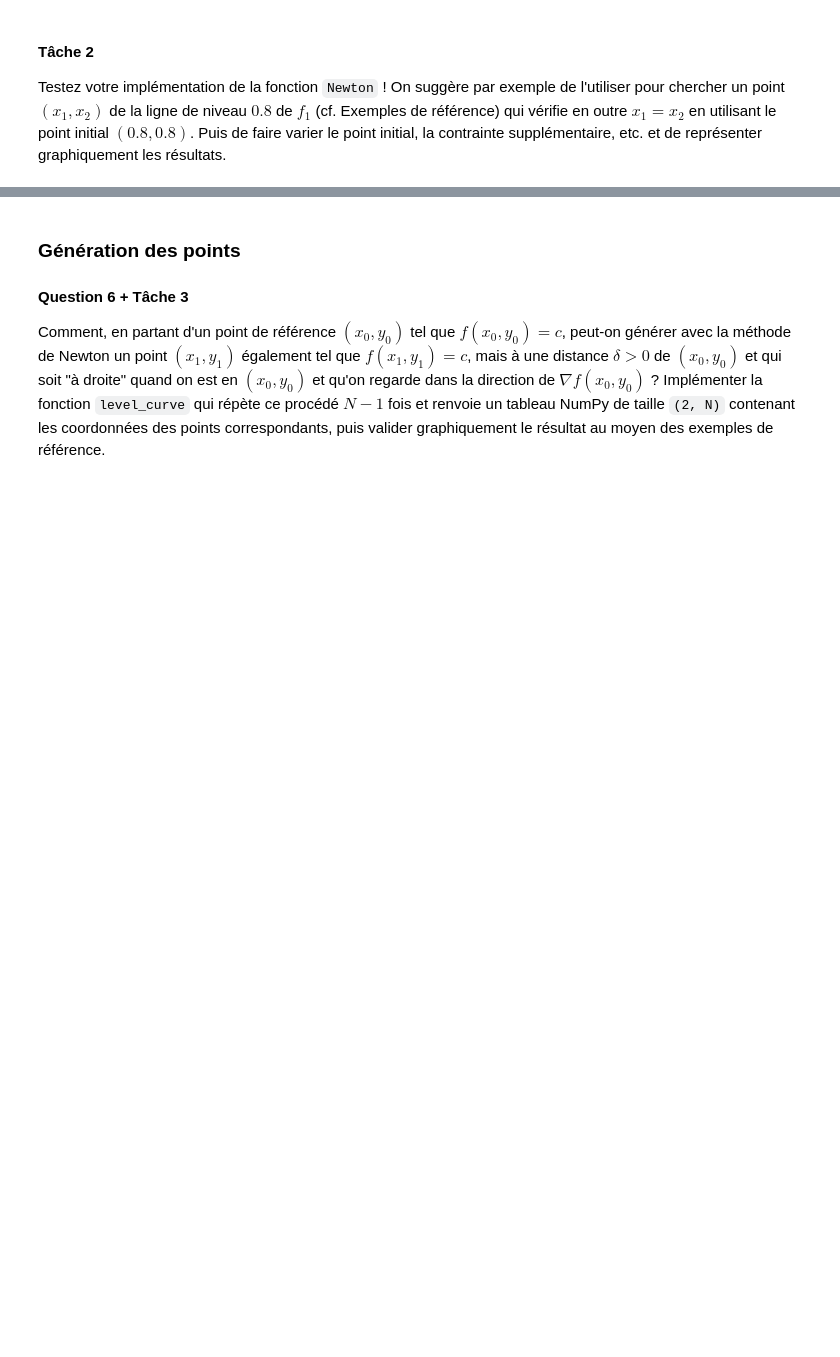
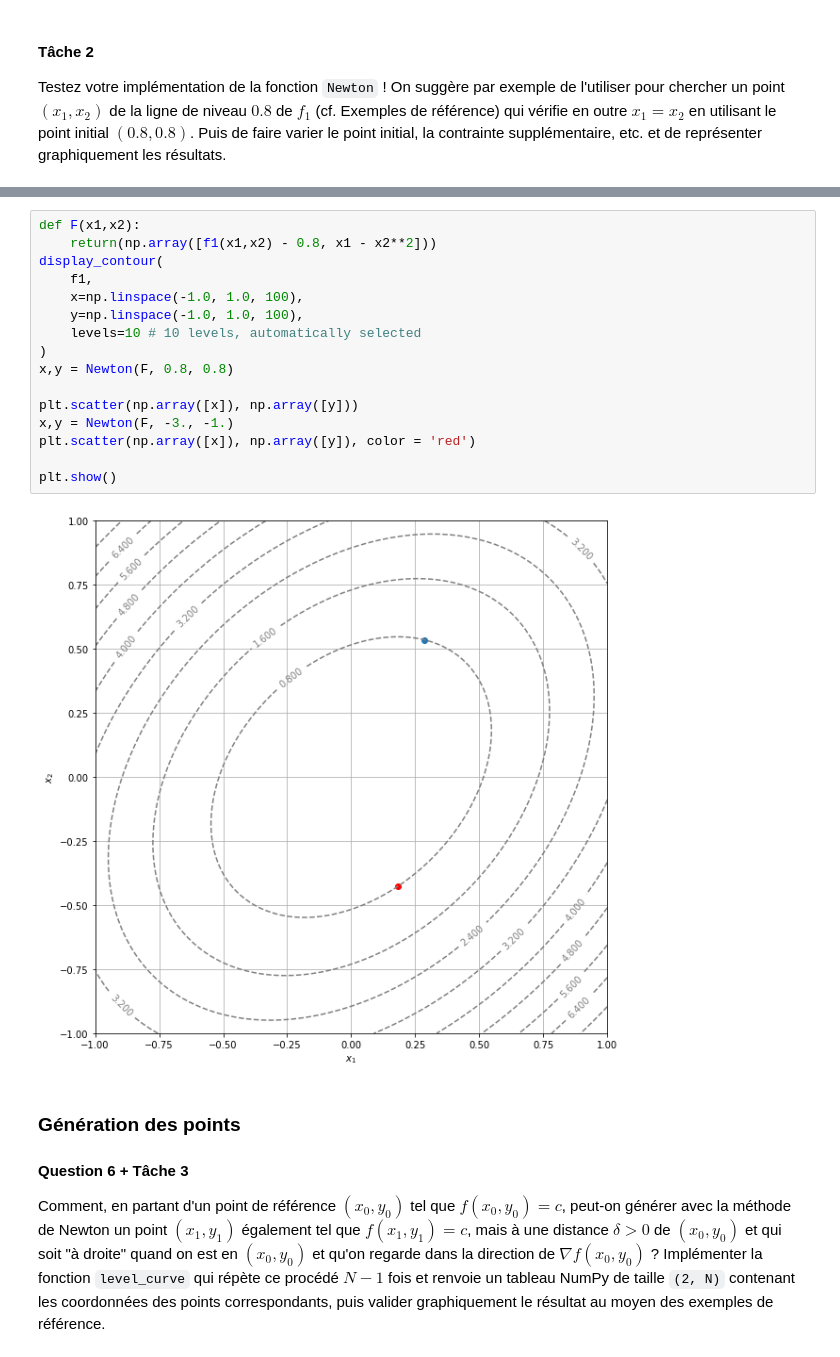
Before and after one commit to pierrelouisbinachon/Projet-Maths-info-, a Jupyter notebook: Courbe_niveau.ipynb, the cells around one changed output, grey strips where cells are left out. Drawn from its saved outputs; the diff is of its cells as text; blank space fills up the shorter version.

```diff
--- a/Courbe_niveau.ipynb
+++ b/Courbe_niveau.ipynb
@@ -261,3 +295,21 @@ Testez votre implémentation de la fonction `Newton` ! On suggère par exemple d
+# %%
+def F(x1,x2):
+    return(np.array([f1(x1,x2) - 0.8, x1 - x2**2]))
+display_contour(
+    f1,
+    x=np.linspace(-1.0, 1.0, 100),
+    y=np.linspace(-1.0, 1.0, 100),
+    levels=10 # 10 levels, automatically selected
+)
+x,y = Newton(F, 0.8, 0.8)
+
+plt.scatter(np.array([x]), np.array([y]))
+x,y = Newton(F, -3., -1.)
+plt.scatter(np.array([x]), np.array([y]), color = 'red')
+
+plt.show()
+# %% [output]
+[figure, added]
 # %% [markdown]
 ### Génération des points
 
```
Also changed, not shown: parts of 10 cells of this notebook.
